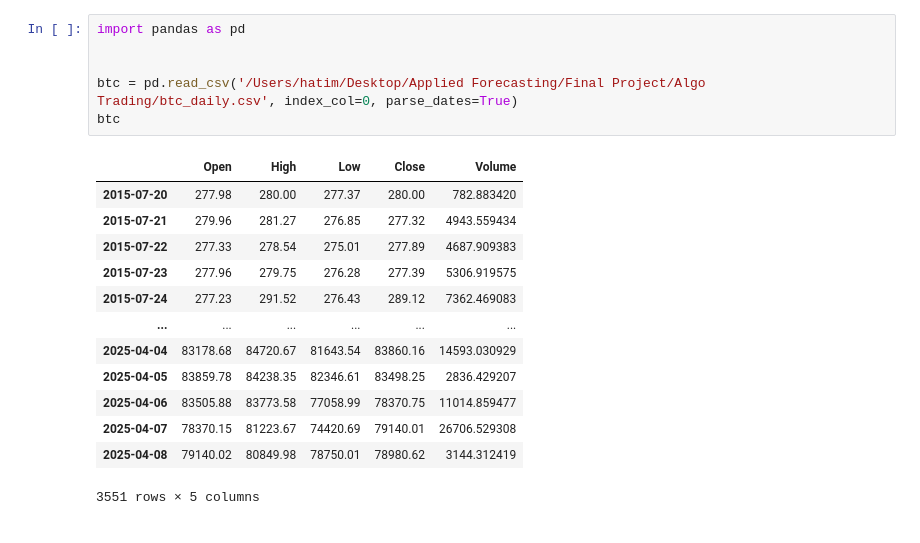
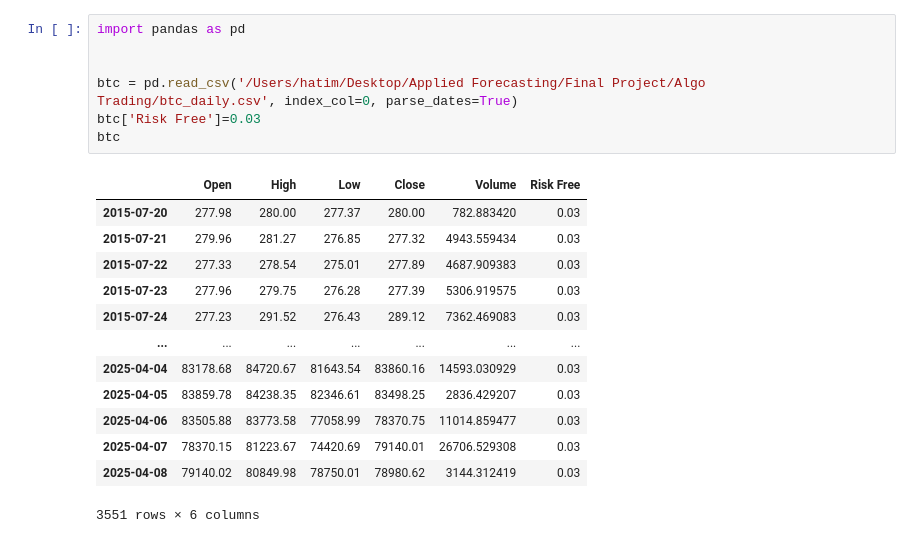
Before and after one commit to Hatimqr/Crypto-Trading, a Jupyter notebook: ML/main.ipynb, the cells around one changed output. Cells and saved outputs as stored; diff of their text form.

```diff
--- a/ML/main.ipynb
+++ b/ML/main.ipynb
@@ -1,21 +1,22 @@
 # %%
 import pandas as pd
 
 
 btc = pd.read_csv('/Users/hatim/Desktop/Applied Forecasting/Final Project/Algo Trading/btc_daily.csv', index_col=0, parse_dates=True)
+btc['Risk Free']=0.03
 btc
 # %% [output]
-|  | Open | High | Low | Close | Volume |
-| 2015-07-20 | 277.98 | 280.00 | 277.37 | 280.00 | 782.883420 |
-| 2015-07-21 | 279.96 | 281.27 | 276.85 | 277.32 | 4943.559434 |
-| 2015-07-22 | 277.33 | 278.54 | 275.01 | 277.89 | 4687.909383 |
-| 2015-07-23 | 277.96 | 279.75 | 276.28 | 277.39 | 5306.919575 |
-| 2015-07-24 | 277.23 | 291.52 | 276.43 | 289.12 | 7362.469083 |
-| ... | ... | ... | ... | ... | ... |
-| 2025-04-04 | 83178.68 | 84720.67 | 81643.54 | 83860.16 | 14593.030929 |
-| 2025-04-05 | 83859.78 | 84238.35 | 82346.61 | 83498.25 | 2836.429207 |
-| 2025-04-06 | 83505.88 | 83773.58 | 77058.99 | 78370.75 | 11014.859477 |
-| 2025-04-07 | 78370.15 | 81223.67 | 74420.69 | 79140.01 | 26706.529308 |
-| 2025-04-08 | 79140.02 | 80849.98 | 78750.01 | 78980.62 | 3144.312419 |
+|  | Open | High | Low | Close | Volume | Risk Free |
+| 2015-07-20 | 277.98 | 280.00 | 277.37 | 280.00 | 782.883420 | 0.03 |
+| 2015-07-21 | 279.96 | 281.27 | 276.85 | 277.32 | 4943.559434 | 0.03 |
+| 2015-07-22 | 277.33 | 278.54 | 275.01 | 277.89 | 4687.909383 | 0.03 |
+| 2015-07-23 | 277.96 | 279.75 | 276.28 | 277.39 | 5306.919575 | 0.03 |
+| 2015-07-24 | 277.23 | 291.52 | 276.43 | 289.12 | 7362.469083 | 0.03 |
+| ... | ... | ... | ... | ... | ... | ... |
+| 2025-04-04 | 83178.68 | 84720.67 | 81643.54 | 83860.16 | 14593.030929 | 0.03 |
+| 2025-04-05 | 83859.78 | 84238.35 | 82346.61 | 83498.25 | 2836.429207 | 0.03 |
+| 2025-04-06 | 83505.88 | 83773.58 | 77058.99 | 78370.75 | 11014.859477 | 0.03 |
+| 2025-04-07 | 78370.15 | 81223.67 | 74420.69 | 79140.01 | 26706.529308 | 0.03 |
+| 2025-04-08 | 79140.02 | 80849.98 | 78750.01 | 78980.62 | 3144.312419 | 0.03 |
-3551 rows × 5 columns
+3551 rows × 6 columns
 # %% [markdown]
```
Also changed, not shown: parts of 7 cells of this notebook, 5 other files.
